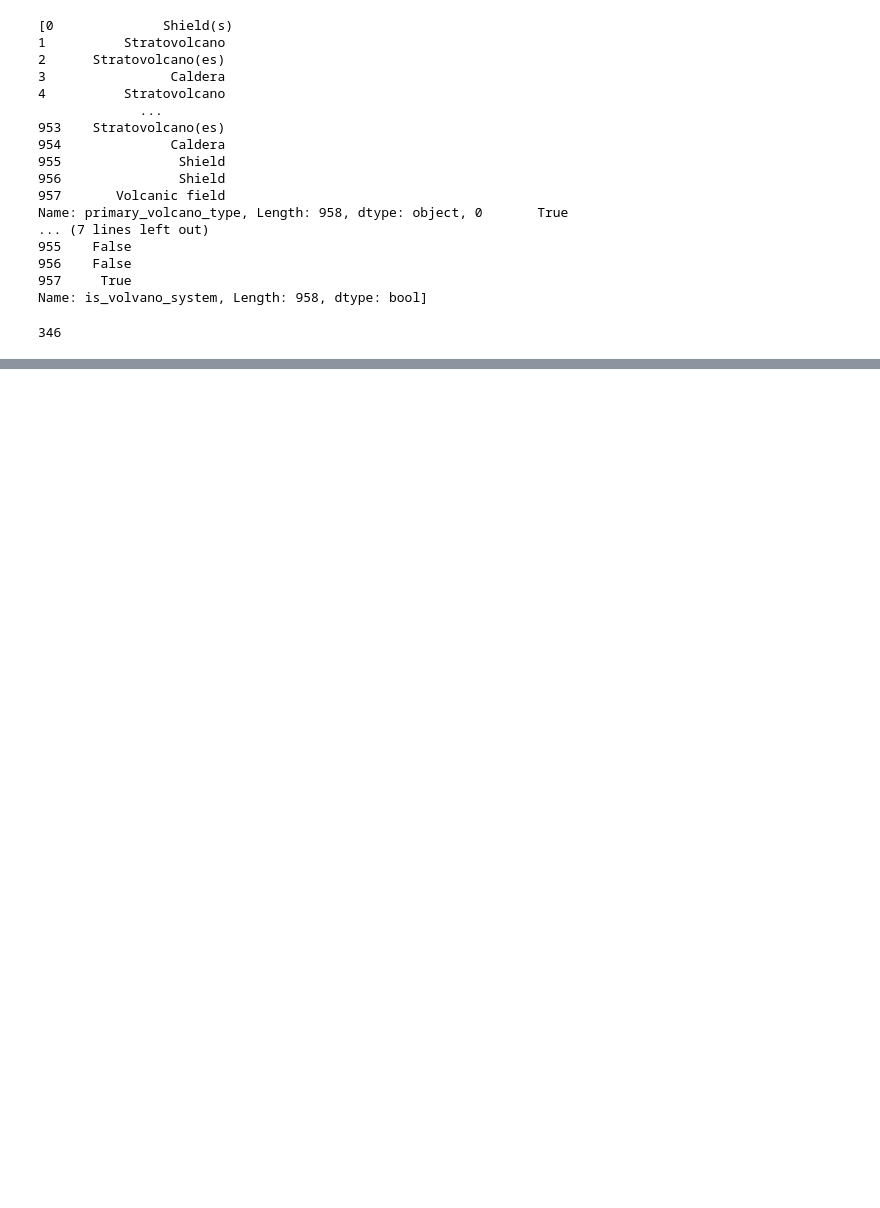
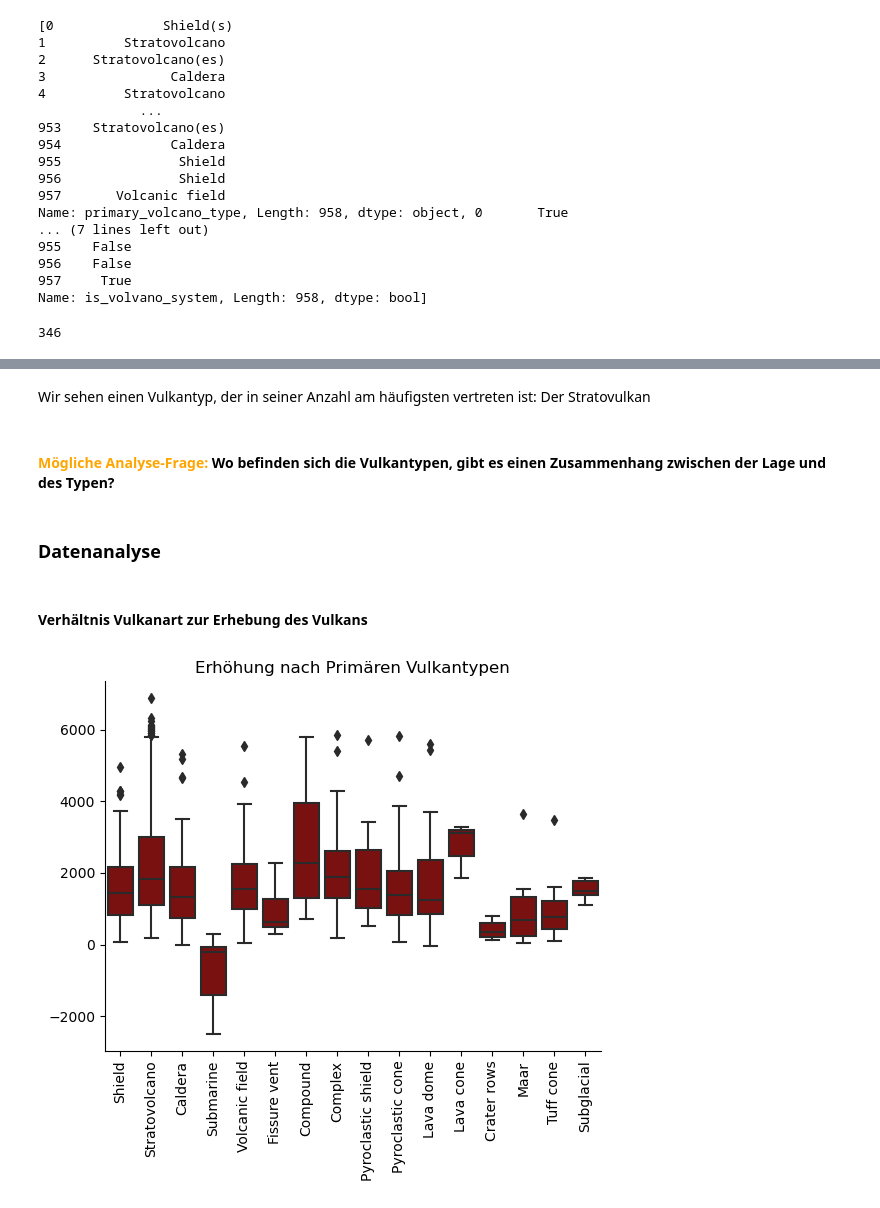
Before and after one commit to SylviaZartmann/DataAnalytics, a Jupyter notebook: P_Volcano/Volcano.ipynb, the cells around one changed output, grey strips where cells are left out. Cells and saved outputs as stored; diff of their text form; code cells hidden in the pictures; blank space fills up the shorter version.

```diff
--- a/P_Volcano/Volcano.ipynb
+++ b/P_Volcano/Volcano.ipynb
@@ -209,0 +305,19 @@ print((volcano.is_volvano_system == True).sum())
+# %% [markdown]
+Wir sehen einen Vulkantyp, der in seiner Anzahl am häufigsten vertreten ist: Der Stratovulkan
+# %% [markdown]
+#### <font color="orange">Mögliche Analyse-Frage:</font> Wo befinden sich die Vulkantypen, gibt es einen Zusammenhang zwischen der Lage und des Typen?
+# %% [markdown]
+### Datenanalyse
+# %% [markdown]
+#### Verhältnis Vulkanart zur Erhebung des Vulkans
+# %%
+sns.boxplot(x='primary_volcano_type', y='elevation', data=volcano_simpler_types, color='darkred')
+plt.xticks(rotation=90)
+plt.xlabel('')
+plt.ylabel('')
+plt.title('Erhöhung nach Primären Vulkantypen')
+plt.gca().spines['top'].set_visible(False)
+plt.gca().spines['right'].set_visible(False)
+plt.show()
+# %% [output]
+[figure, added]
```
Also changed, not shown: parts of 26 cells of this notebook.
